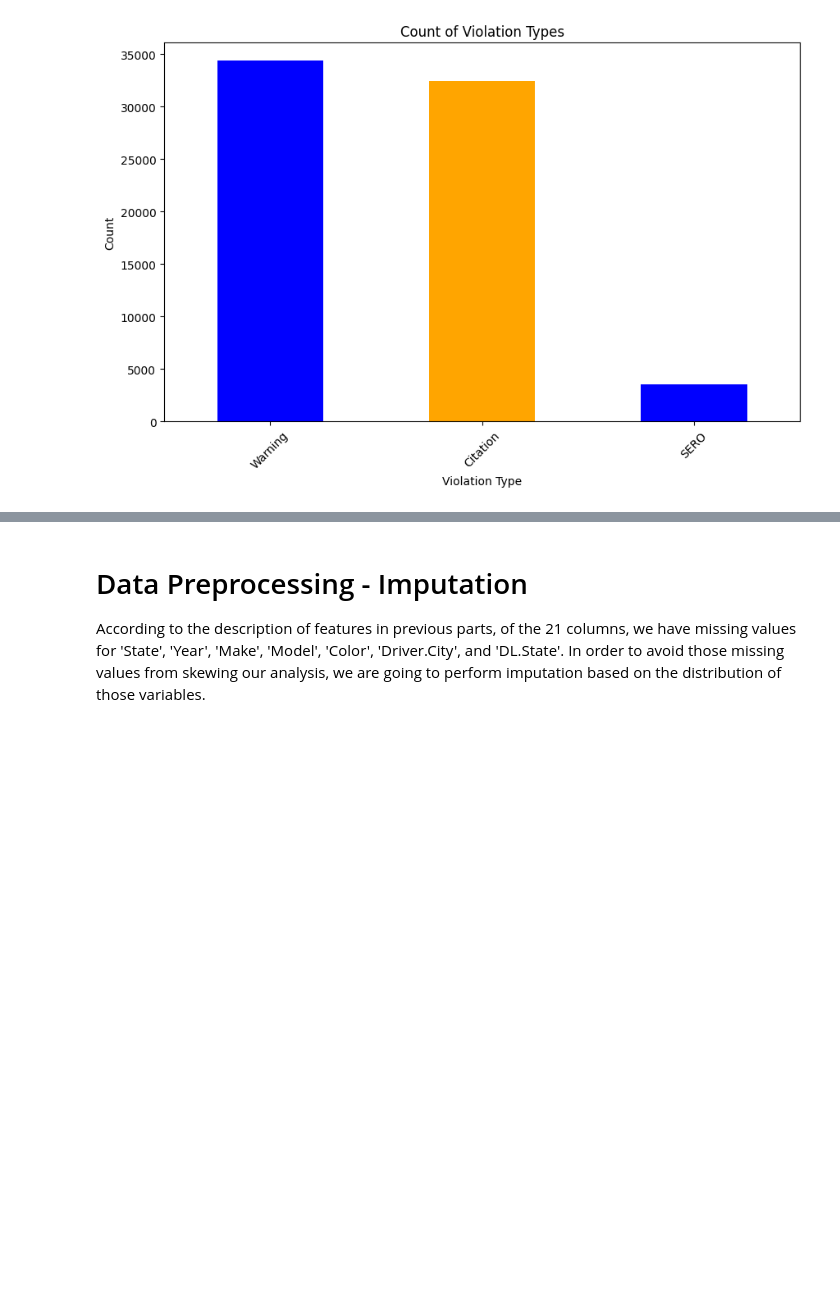
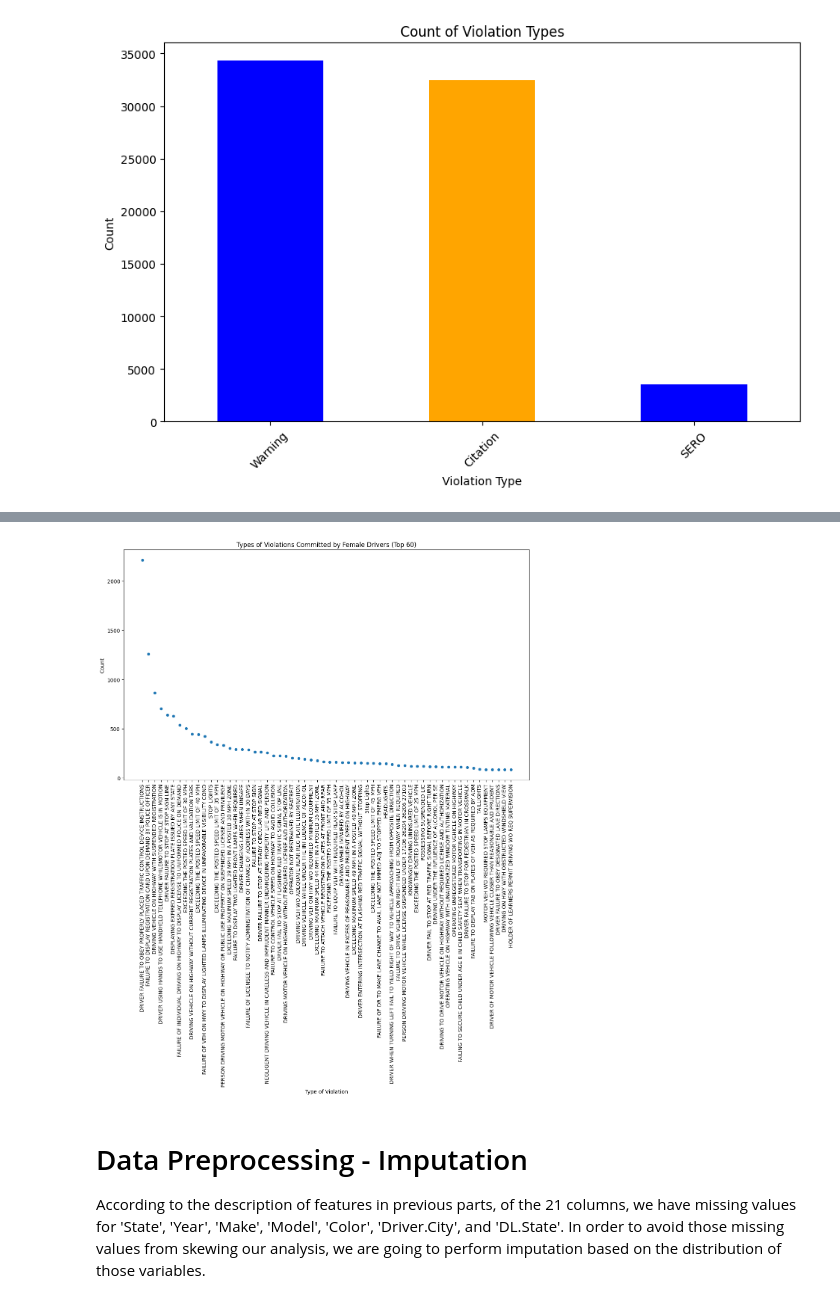
Before and after one commit to ChristopherianSulaiman/CSE_151A, a Jupyter notebook: CSE_151A_Project.ipynb, the cells around one changed output, grey strips where cells are left out. Drawn from its saved outputs; the diff is of its cells as text; code cells hidden in the pictures; blank space fills up the shorter version.

```diff
--- a/CSE_151A_Project.ipynb
+++ b/CSE_151A_Project.ipynb
@@ -249,3 +317,45 @@ plt.pie(actual_gender_percentages, labels=actual_gender_percentages.index, autop
+# %%
+female_data = data[data['Gender'] == 'F']
+
+violation_counts = female_data['Description'].value_counts()
+
+#Reset the index
+
+violation_counts = violation_counts.reset_index()
+
+violation_counts.columns = ['Description', 'Count']
+
+
+
+#Filter out the violation that has less than 1 frequency
+
+violation_counts = violation_counts[violation_counts['Count'] > 0]
+
+
+
+#Data is too big to plot, so I chose to plot the top 60
+
+top_violations = violation_counts.head(60)
+
+
+
+#plotting
+
+plt.figure(figsize=(14, 8))
+
+sns.scatterplot(data=top_violations, x='Description', y='Count')
+
+plt.xticks(rotation=90)  #increase visibility
+
+plt.title('Types of Violations Committed by Female Drivers (Top 60)')
+
+plt.xlabel('Type of Violation')
+
+plt.ylabel('Count')
+
+plt.show()
+# %% [output]
+[figure, added]
 # %% [markdown]
 # Data Preprocessing - Imputation
 
```
Also changed, not shown: parts of 32 cells of this notebook.
